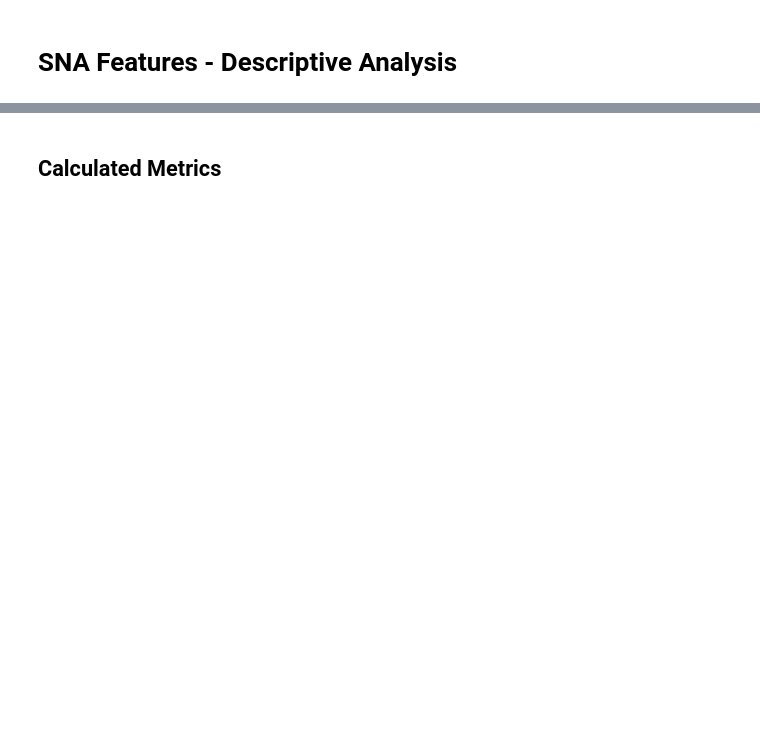
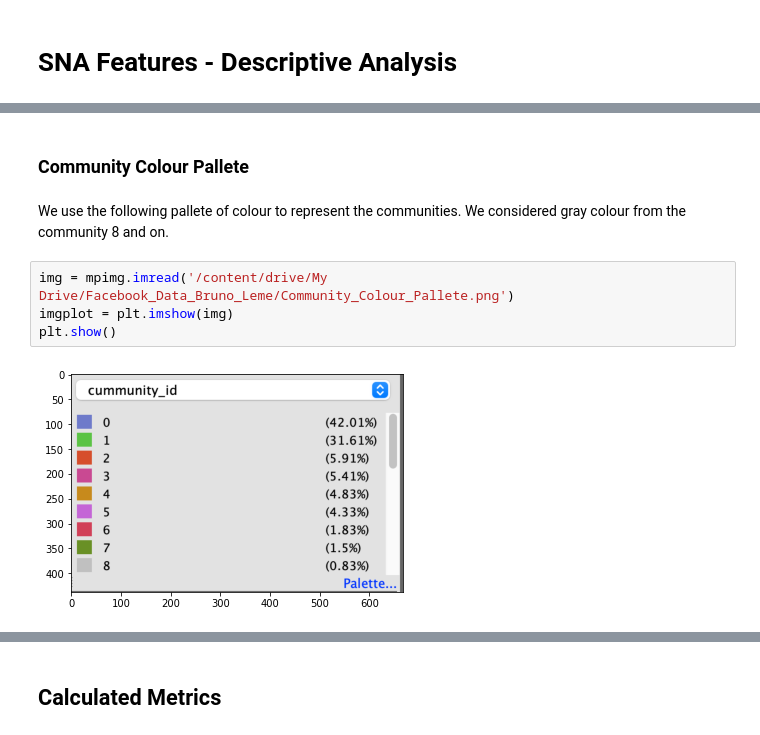
Before and after one commit to brunoleme/Social_Network_Analysis, a Jupyter notebook: Social_Network_Analysis.ipynb, the cells around one changed output, grey strips where cells are left out. Cells and saved outputs as stored; diff of their text form; blank space fills up the shorter version.

```diff
--- a/Social_Network_Analysis.ipynb
+++ b/Social_Network_Analysis.ipynb
@@ -142,0 +153,10 @@ df_friends_nodes
+# %% [markdown]
+### **Community Colour Pallete**
+# %% [markdown]
+We use the following pallete of colour to represent the communities. We considered gray colour from the community 8 and on.
+# %%
+img = mpimg.imread('/content/drive/My Drive/Facebook_Data_Bruno_Leme/Community_Colour_Pallete.png')
+imgplot = plt.imshow(img)
+plt.show()
+# %% [output]
+[figure, added]
```
Also changed, not shown: parts of 95 cells of this notebook.
